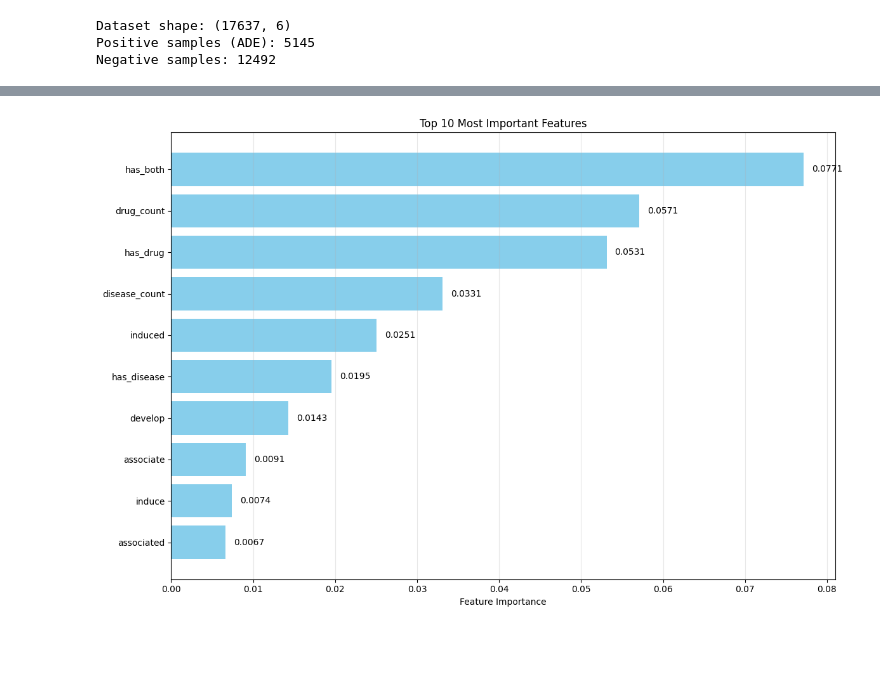
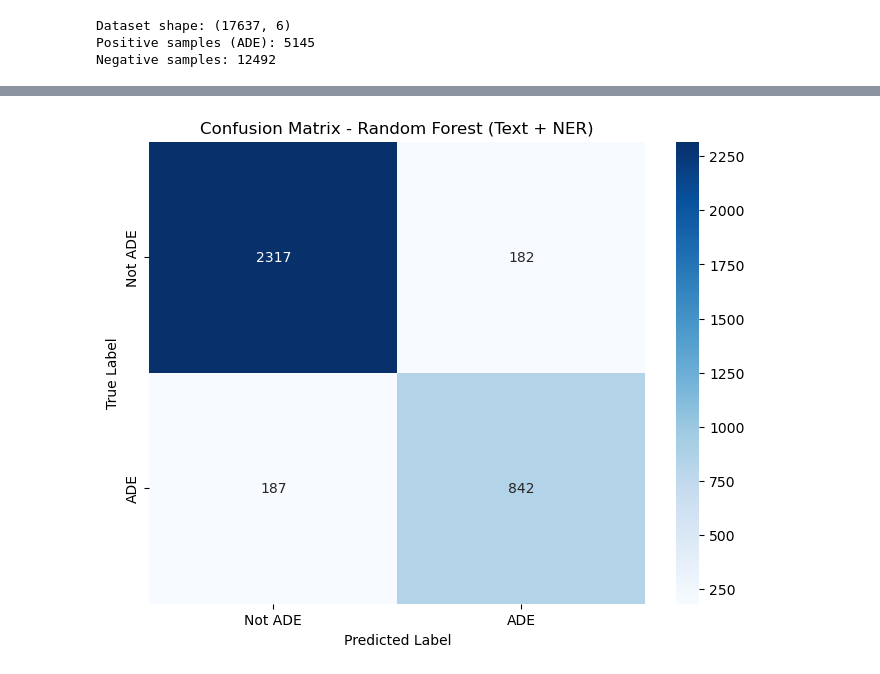
Before and after one commit to lucas-penney/pharmacovigilance_text_analytics, a Jupyter notebook: pharmacovigilance.ipynb, the cells around one changed output, grey strips where cells are left out. Saved outputs shown, nothing was run; the diff lists cells and outputs as text; code cells hidden in the pictures; blank space fills up the shorter version.

```diff
--- a/pharmacovigilance.ipynb
+++ b/pharmacovigilance.ipynb
@@ -260,7 +262,7 @@ print(f"Test samples: {len(X_test_text)}")
 
 # Define baseline models
 baseline_models = {
-    'Naive Bayes': MultinomialNB(),
+    'Naive Bayes': GaussianNB(),  # Using Gaussian NB for continuous TF-IDF features
     'Logistic Regression': LogisticRegression(max_iter=1000, random_state=42),
     'Random Forest': RandomForestClassifier(n_estimators=100, random_state=42),
     'KNN': KNeighborsClassifier(n_neighbors=5),
@@ -277,12 +279,20 @@ X_test_tfidf = tfidf.transform(X_test_text)
 # Train and evaluate baseline models
 baseline_results = {}
 for name, model in baseline_models.items():
+    # GaussianNB requires dense arrays, convert sparse TF-IDF to dense
+    if isinstance(model, GaussianNB):
+        X_train_features = X_train_tfidf.toarray()
+        X_test_features = X_test_tfidf.toarray()
+    else:
+        X_train_features = X_train_tfidf
+        X_test_features = X_test_tfidf
+
     # Train model
-    model.fit(X_train_tfidf, y_train)
+    model.fit(X_train_features, y_train)
 
     # Predictions
-    y_pred = model.predict(X_test_tfidf)
-    y_pred_proba = model.predict_proba(X_test_tfidf)[:, 1] if hasattr(model, 'predict_proba') else None
+    y_pred = model.predict(X_test_features)
+    y_pred_proba = model.predict_proba(X_test_features)[:, 1] if hasattr(model, 'predict_proba') else None
 
     # Calculate metrics
     accuracy = accuracy_score(y_test, y_pred)
@@ -508,41 +616,51 @@ plt.show()
 # %%
-# FEATURE IMPORTANCE ANALYSIS
-# Get feature importance from Random Forest
-rf_model = best_model.named_steps['classifier']
-feature_importances = rf_model.feature_importances_
+# Select overall best model based on F1-score across all types
+print("\n" + "="*70)
+print("OVERALL BEST MODEL SELECTION")
+print("="*70)
 
-# Get feature names
-text_feature_names = best_model.named_steps['features'].tfidf.get_feature_names_out()
-ner_feature_names = ['has_drug', 'has_disease', 'drug_count', 'disease_count', 'has_both']
-all_feature_names = list(text_feature_names) + ner_feature_names
+best_idx = comparison_df['F1'].idxmax()
+best_row = comparison_df.loc[best_idx]
+best_feature_type = best_row['Type']
 
-# Sort feature importances
-sorted_idx = np.argsort(feature_importances)[::-1]
+print(f"\nBest Overall Model: {best_row['Model']} ({best_feature_type})")
+print(f"  Accuracy: {best_row['Accuracy']:.4f}")
+print(f"  Precision: {best_row['Precision']:.4f}")
+print(f"  Recall: {best_row['Recall']:.4f}")
+print(f"  F1-Score: {best_row['F1']:.4f}")
 
-# Print top 20 features
-for i in range(min(20, len(sorted_idx))):
-    idx = sorted_idx[i]
-    feat_name = all_feature_names[idx] if idx < len(all_feature_names) else f'Feature_{idx}'
-    print(f"{i+1:2d}. {feat_name:30s} : {feature_importances[idx]:.6f}")
+# Get the actual model and data based on feature type
+if best_feature_type == 'Text Only (TF-IDF)':
+    best_model = baseline_results[best_row['Model']]['model']
+    X_test_eval = X_test_tfidf
+    if isinstance(best_model, GaussianNB):
+        X_test_eval = X_test_tfidf.toarray()
+    y_pred = best_model.predict(X_test_eval)
+    y_pred_proba = best_model.predict_proba(X_test_eval)[:, 1]
+elif best_feature_type == 'Text + NER':
+    model_name = best_row['Model'] + ' (NER)'
+    best_model = combined_results[model_name]['model']
+    X_test_eval = X_test_combined
+    y_pred = best_model.predict(X_test_eval)
+    y_pred_proba = best_model.predict_proba(X_test_eval)[:, 1]
+else:  # NER Only
+    model_name = best_row['Model'] + ' (NER)'
+    best_model = ner_only_results[model_name]['model']
+    X_test_eval = X_test_ner_scaled
+    y_pred = best_model.predict(X_test_eval)
+    y_pred_proba = best_model.predict_proba(X_test_eval)[:, 1]
 
-# Visualize top features
-top_n = 10
-top_indices = sorted_idx[:top_n]
-top_features = [all_feature_names[i] if i < len(all_feature_names) else f'Feature_{i}' for i in top_indices]
-top_importance = feature_importances[top_indices]
+print("\nClassification Report:")
+print(classification_report(y_test, y_pred, target_names=['Not ADE', 'ADE']))
 
-plt.figure(figsize=(12, 8))
-bars = plt.barh(range(top_n), top_importance[::-1], color='skyblue')
-plt.yticks(range(top_n), top_features[::-1])
-plt.xlabel('Feature Importance')
-plt.title(f'Top {top_n} Most Important Features')
-plt.grid(axis='x', alpha=0.3)
-
-# Add value labels
-for i, (bar, val) in enumerate(zip(bars, top_importance[::-1])):
-    plt.text(val + 0.001, bar.get_y() + bar.get_height()/2,
-             f'{val:.4f}', va='center')
-
-plt.tight_layout()
+# Confusion matrix
+cm = confusion_matrix(y_test, y_pred)
+plt.figure(figsize=(8, 6))
+sns.heatmap(cm, annot=True, fmt='d', cmap='Blues',
+            xticklabels=['Not ADE', 'ADE'],
+            yticklabels=['Not ADE', 'ADE'])
+plt.title(f'Confusion Matrix - {best_row["Model"]} ({best_feature_type})')
+plt.ylabel('True Label')
+plt.xlabel('Predicted Label')
 plt.show()
 # %% [output]
@@ -569 +686 @@ plt.show()
-[figure, old version]
+[figure, new version]
```
Also changed, not shown: parts of 12 cells of this notebook.
